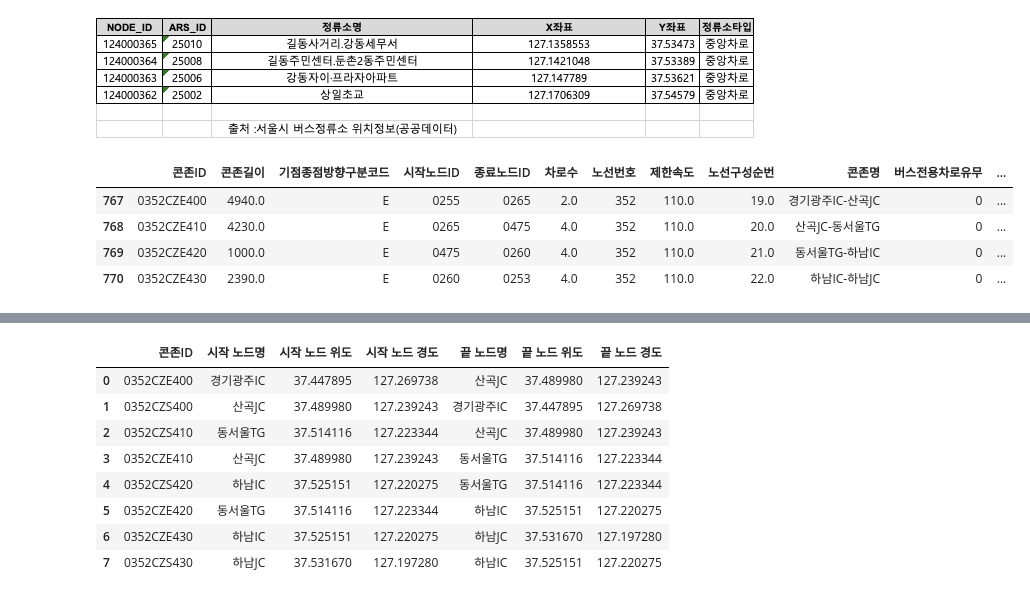
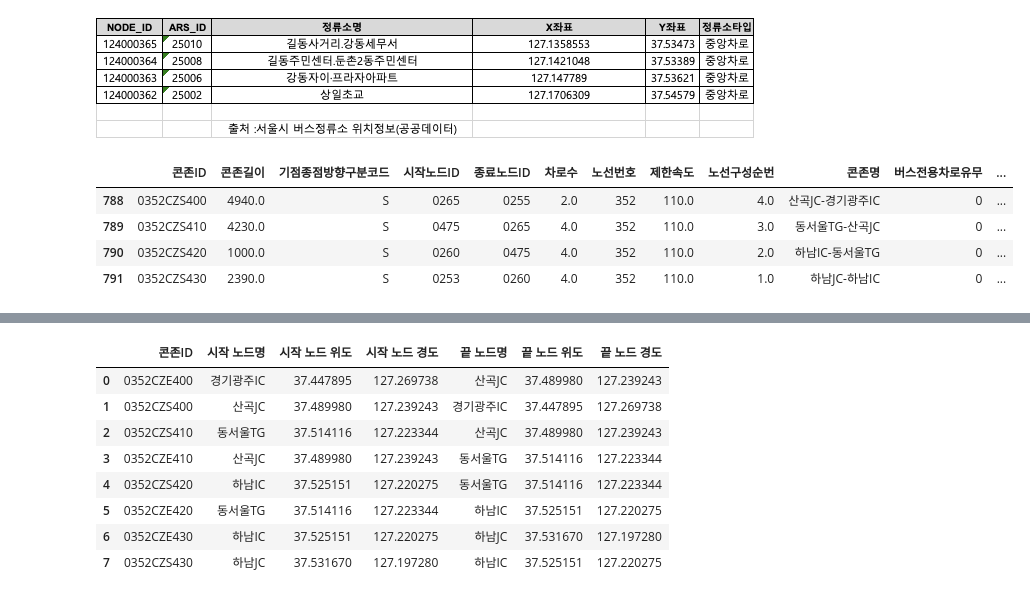
Before and after one commit to ParkJiYeoung8297/HUFS.BigData.Team, a Jupyter notebook: src/천호.잠실 셔틀의 경로.ipynb, the cells around one changed output, grey strips where cells are left out. Saved outputs shown, nothing was run; the diff lists cells and outputs as text; code cells hidden in the pictures.

```diff
--- a/src/천호.잠실 셔틀의 경로.ipynb
+++ b/src/천호.잠실 셔틀의 경로.ipynb
@@ -25,17 +25,26 @@ df
 | 글로벌캠퍼스 | 37.337620 | 127.267800 |
 # %% [markdown]
 ![image.png](attachment:image.png)
-# %%
-#학교를 지나는 중부고속도로 (하남JC-경기광주IC)
-cone_df=pd.read_csv("data/콘존.csv",encoding= 'cp949')
-cone_df=cone_df[cone_df['콘존명'].isin(['하남IC-하남JC','동서울TG-하남IC','산곡JC-동서울TG','경기광주IC-산곡JC'])]
-cone_df
-# %% [output]
-|  | 콘존ID | 콘존길이 | 기점종점방향구분코드 | 시작노드ID | 종료노드ID | 차로수 | 노선번호 | 제한속도 | 노선구성순번 | 콘존명 | 버스전용차로유무 | ... |
-| 767 | 0352CZE400 | 4940.0 | E | 0255 | 0265 | 2.0 | 352 | 110.0 | 19.0 | 경기광주IC-산곡JC | 0 | ... |
-| 768 | 0352CZE410 | 4230.0 | E | 0265 | 0475 | 4.0 | 352 | 110.0 | 20.0 | 산곡JC-동서울TG | 0 | ... |
-| 769 | 0352CZE420 | 1000.0 | E | 0475 | 0260 | 4.0 | 352 | 110.0 | 21.0 | 동서울TG-하남IC | 0 | ... |
-| 770 | 0352CZE430 | 2390.0 | E | 0260 | 0253 | 4.0 | 352 | 110.0 | 22.0 | 하남IC-하남JC | 0 | ... |
+# %%
+"""
+#하교길
+#학교를 지나는 중부고속도로 (하남JC-경기광주IC)
+cone_df=pd.read_csv("data/콘존.csv",encoding= 'cp949')
+cone_df=cone_df[cone_df['콘존명'].isin(['하남IC-하남JC','동서울TG-하남IC','산곡JC-동서울TG','경기광주IC-산곡JC'])]
+cone_df
+#-> 콘존ID, 노드 ID 달라짐
+"""
+
+#학교를 지나는 중부고속도로 (하남JC-경기광주IC)
+cone_df=pd.read_csv("data/콘존.csv",encoding= 'cp949')
+cone_df=cone_df[cone_df['콘존명'].isin(['하남JC-하남IC','하남IC-동서울TG','동서울TG-산곡JC','산곡JC-경기광주IC'])]
+cone_df
+# %% [output]
+|  | 콘존ID | 콘존길이 | 기점종점방향구분코드 | 시작노드ID | 종료노드ID | 차로수 | 노선번호 | 제한속도 | 노선구성순번 | 콘존명 | 버스전용차로유무 | ... |
+| 788 | 0352CZS400 | 4940.0 | S | 0265 | 0255 | 2.0 | 352 | 110.0 | 4.0 | 산곡JC-경기광주IC | 0 | ... |
+| 789 | 0352CZS410 | 4230.0 | S | 0475 | 0265 | 4.0 | 352 | 110.0 | 3.0 | 동서울TG-산곡JC | 0 | ... |
+| 790 | 0352CZS420 | 1000.0 | S | 0260 | 0475 | 4.0 | 352 | 110.0 | 2.0 | 하남IC-동서울TG | 0 | ... |
+| 791 | 0352CZS430 | 2390.0 | S | 0253 | 0260 | 4.0 | 352 | 110.0 | 1.0 | 하남JC-하남IC | 0 | ... |
 # %%
 cone_df2=cone_df[['콘존ID','콘존길이','시작노드ID','종료노드ID','차로수','콘존명']]
 cone_df2.rename(columns={'콘존명': '구간명'}, inplace=True)
```
Also changed, not shown: parts of 1 cell of this notebook.
